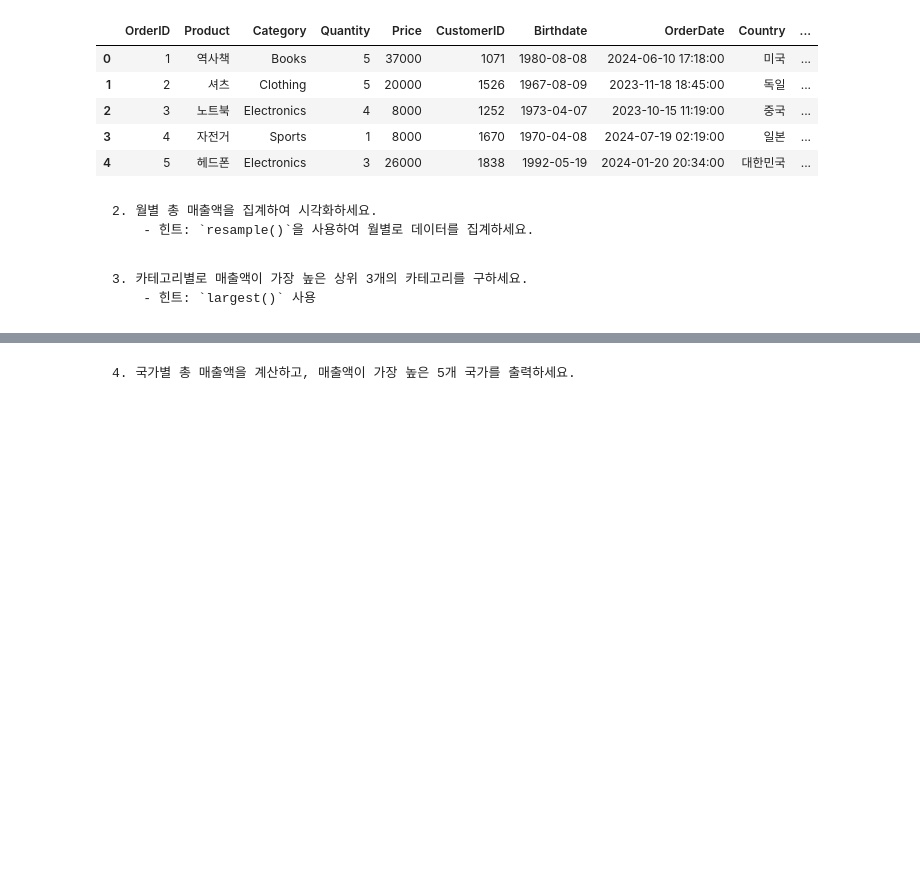
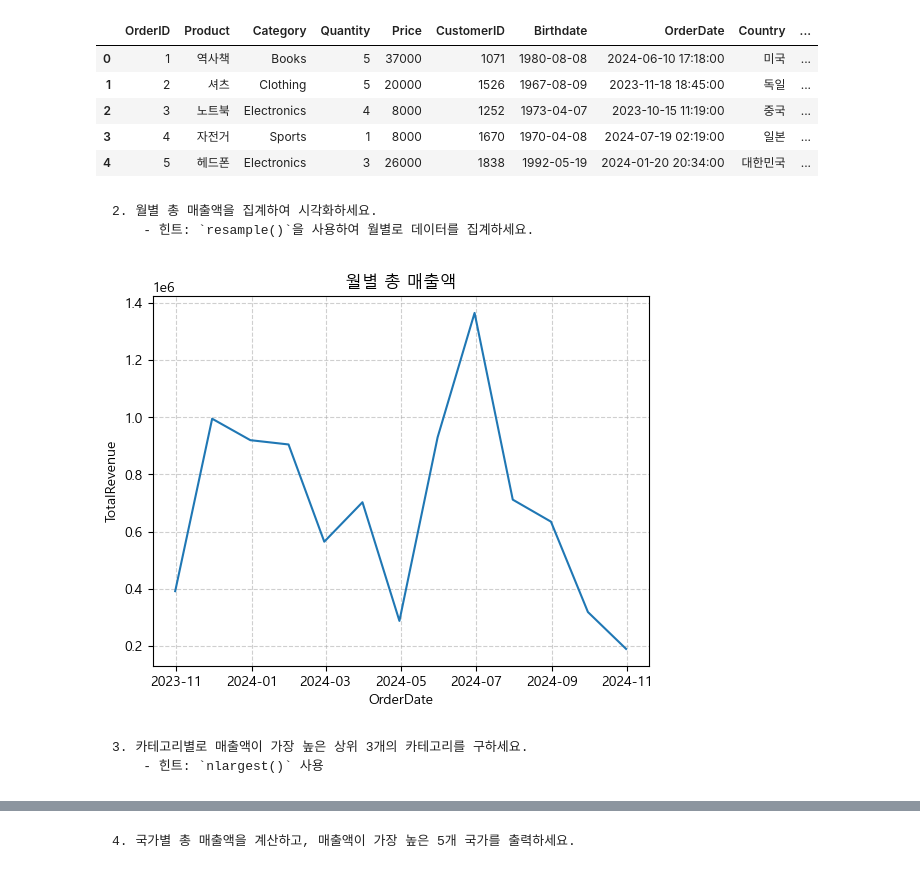
Before and after one commit to HOT8OY/SESAC_FullStackEducation, a Jupyter notebook: 12_pandas/data_visualization/999-4_최종 실습 프로젝트.ipynb, the cells around one changed output, grey strips where cells are left out. Cells and saved outputs as stored; diff of their text form; code cells hidden in the pictures; blank space fills up the shorter version.

```diff
--- a/12_pandas/data_visualization/999-4_최종 실습 프로젝트.ipynb
+++ b/12_pandas/data_visualization/999-4_최종 실습 프로젝트.ipynb
@@ -136,8 +136,13 @@ df.head()
         - 힌트: `resample()`을 사용하여 월별로 데이터를 집계하세요.
 # %%
 df.set_index('OrderDate', inplace=True)
-monthly_sales=df.resample('M').sum()
-# monthly_sales.head()
+monthly_sales=df.resample('ME').sum()
+# %%
+sns.lineplot(data=monthly_sales, x="OrderDate", y="TotalRevenue")
+plt.title("월별 총 매출액")
+plt.grid(True, linestyle="--", alpha=0.6)
+# %% [output]
+[figure, added]
 # %% [markdown]
     3. 카테고리별로 매출액이 가장 높은 상위 3개의 카테고리를 구하세요.
-        - 힌트: `largest()` 사용
+        - 힌트: `nlargest()` 사용
```
Also changed, not shown: parts of 28 cells of this notebook.
